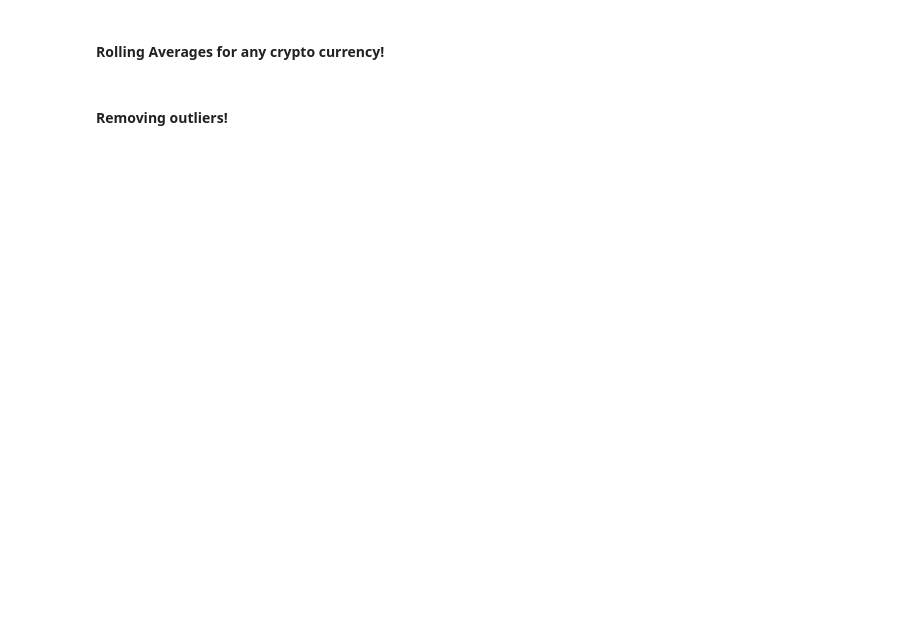
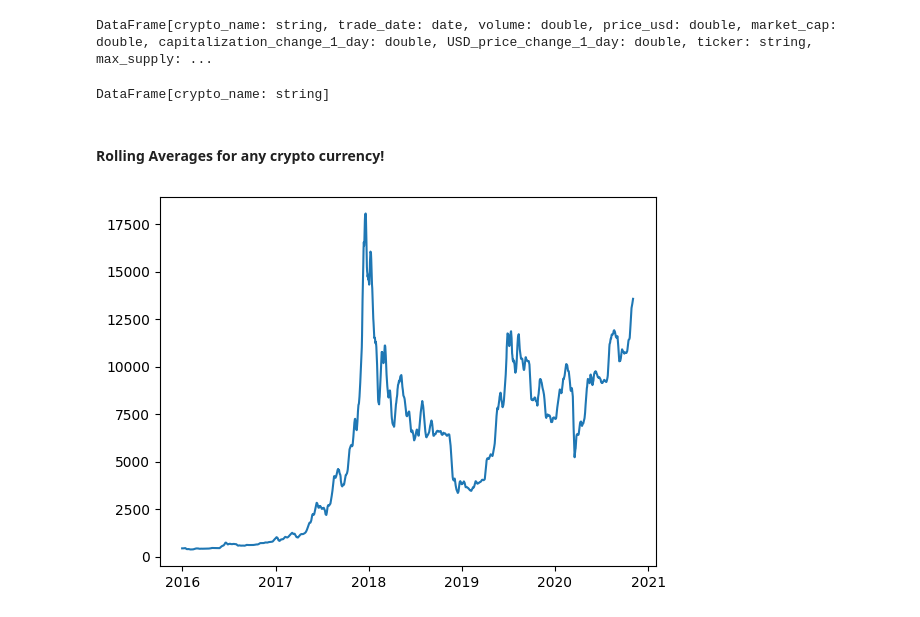
Before and after one commit to AnirudhSinghBhadauria/pyspark, a Jupyter notebook: crypto_test.ipynb, the cells around one changed output. Cells and saved outputs as stored; diff of their text form; code cells hidden in the pictures; blank space fills up the shorter version.

Commit message:
added average price and market cap function

```diff
--- a/crypto_test.ipynb
+++ b/crypto_test.ipynb
@@ -15,16 +18,16 @@ from pyspark.sql import SparkSession
 from pyspark.sql.window import Window
 # %%
 spark = SparkSession.builder.appName('crypto-test').getOrCreate()
+# %%
+crypto_df = (
+    spark.read.format("csv")
+    .option("mode", "FAILFAST")
+    .option("inferSchema", "true")
+    .option("skipRows", 0)
+    .option("header", "true")
+    .load("drive/MyDrive/crypto_tradinds.csv")
+)
 # %%
-crypto_df = (
-    spark.read.format("csv")
-    .option("mode", "FAILFAST")
-    .option("inferSchema", "true")
-    .option("skipRows", 0)
-    .option("header", "true")
-    .load("/content/crypto_tradinds.csv")
-)
-
 remove_columns = [
     'site_url',
     'github_url',
@@ -40,3 +45,36 @@ crypto_df = crypto_df.select(
+# %%
+def remove_outliers(df, group_col, target_col):
+    quantiles = df.groupBy(group_col).agg(
+        expr(f"percentile_approx({target_col}, 0.25)").alias("Q1"),
+        expr(f"percentile_approx({target_col}, 0.75)").alias("Q3")
+    )
+
+    quantiles = quantiles.withColumn("IQR", col("Q3") - col("Q1")) \
+                         .withColumn("lower_bound", col("Q1") - 1.5 * col("IQR")) \
+                         .withColumn("upper_bound", col("Q3") + 1.5 * col("IQR"))
+
+    df_with_bounds = df.join(quantiles, on=group_col, how="left")
+
+    cleaned_df = df_with_bounds.filter(
+        (col(target_col) >= col("lower_bound")) &
+        (col(target_col) <= col("upper_bound"))
+    ).drop("Q1", "Q3", "IQR", "lower_bound", "upper_bound")
+
+    return cleaned_df
+
+crypto_df = remove_outliers(crypto_df, "crypto_name", "price_usd")
 # %%
 crypto_df.persist(StorageLevel.MEMORY_ONLY)
+# %% [output]
+DataFrame[crypto_name: string, trade_date: date, volume: double, price_usd: double, market_cap: double, capitalization_change_1_day: double, USD_price_change_1_day: double, ticker: string, max_supply: ...
+# %%
+(
+    crypto_df
+    .select("crypto_name")
+    .distinct()
+    .sample(fraction=0.0001)
+    # .show()
+)
+# %% [output]
+DataFrame[crypto_name: string]
 # %%
@@ -46,22 +85,28 @@ crypto_df.filter(
 # %% [markdown]
 #### **Rolling Averages** for any crypto currency!
 # %%
+# @title Rolling Averages for any crypto currency!
+ticker = "BTC" # @param {"type":"string","placeholder":"Enter ticker tag of the crypto"}
 def rolling_average(currency, days):
   window = (Window.orderBy("trade_date").rowsBetween(-(days), 0))
 
   rolling_average_currency = (
       crypto_df
       .filter(
           col("ticker") == currency
       )
       .withColumn(
           "rolling_average",
           round(avg("price_usd").over(window), 3)
       )
   )
 
   y_value = [ravg.rolling_average for ravg in rolling_average_currency.select("rolling_average").collect()]
   x_value = [tdate.trade_date for tdate in rolling_average_currency.select("trade_date").collect()]
 
   plt.plot(x_value, y_value)
   plt.show()
+
+rolling_average(ticker, 6)
+# %% [output]
+[figure, added]
@@ -149,5 +193,3 @@ if __name__ == "__main__":
     )
 
 crypto_extracted_df.show()
-# %% [markdown]
-#### Removing **outliers**!
```
Also changed, not shown: parts of 8 cells of this notebook.
